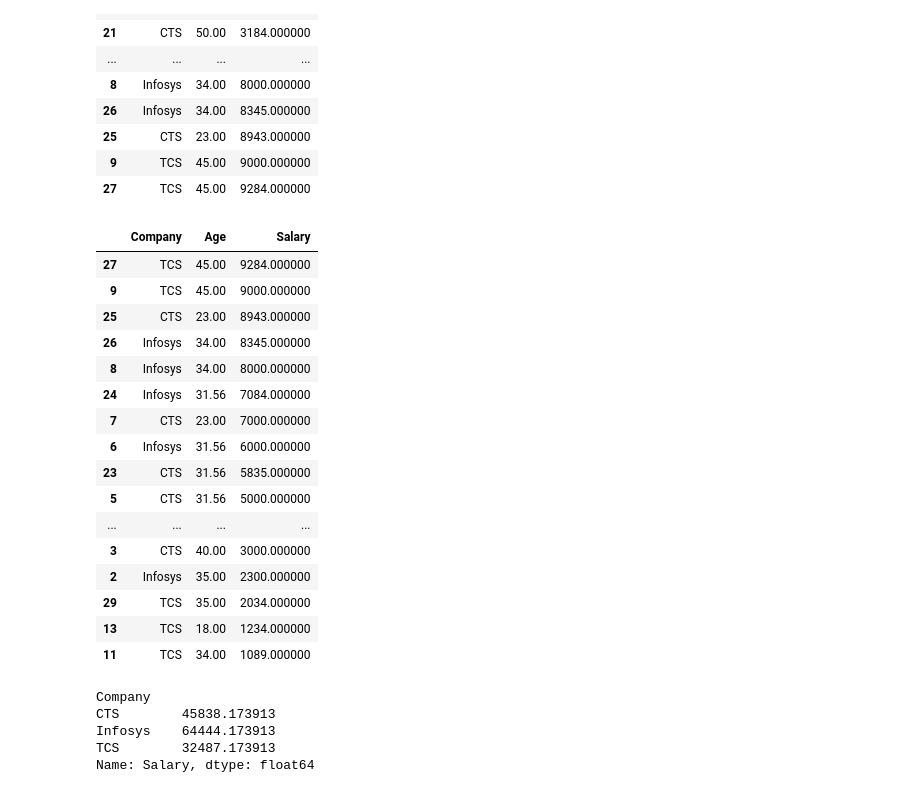
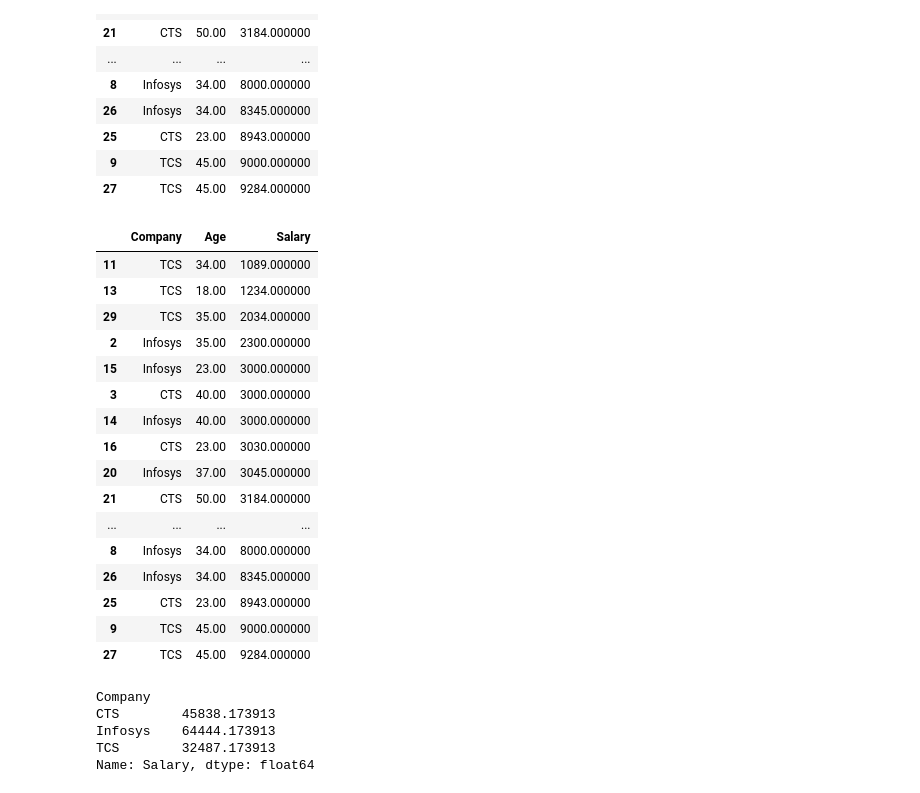
Before and after one commit to RaghulRameshTrainer/Ericsson_july2022, a Jupyter notebook: pandas_ex.ipynb, the cells around one changed output. Cells and saved outputs as stored; diff of their text form; code cells hidden in the pictures.

```diff
--- a/pandas_ex.ipynb
+++ b/pandas_ex.ipynb
@@ -257,25 +289,25 @@ df.sort_values(by=['Salary'])
 | 9 | TCS | 45.00 | 9000.000000 |
 | 27 | TCS | 45.00 | 9284.000000 |
 # %%
-df.sort_values(by=['Salary'], ascending=False)
+df.sort_values(by=['Salary','Age'])
 # %% [output]
 |  | Company | Age | Salary |
+| 11 | TCS | 34.00 | 1089.000000 |
+| 13 | TCS | 18.00 | 1234.000000 |
+| 29 | TCS | 35.00 | 2034.000000 |
+| 2 | Infosys | 35.00 | 2300.000000 |
+| 15 | Infosys | 23.00 | 3000.000000 |
+| 3 | CTS | 40.00 | 3000.000000 |
+| 14 | Infosys | 40.00 | 3000.000000 |
+| 16 | CTS | 23.00 | 3030.000000 |
+| 20 | Infosys | 37.00 | 3045.000000 |
+| 21 | CTS | 50.00 | 3184.000000 |
+| ... | ... | ... | ... |
+| 8 | Infosys | 34.00 | 8000.000000 |
+| 26 | Infosys | 34.00 | 8345.000000 |
+| 25 | CTS | 23.00 | 8943.000000 |
+| 9 | TCS | 45.00 | 9000.000000 |
 | 27 | TCS | 45.00 | 9284.000000 |
-| 9 | TCS | 45.00 | 9000.000000 |
-| 25 | CTS | 23.00 | 8943.000000 |
-| 26 | Infosys | 34.00 | 8345.000000 |
-| 8 | Infosys | 34.00 | 8000.000000 |
-| 24 | Infosys | 31.56 | 7084.000000 |
-| 7 | CTS | 23.00 | 7000.000000 |
-| 6 | Infosys | 31.56 | 6000.000000 |
-| 23 | CTS | 31.56 | 5835.000000 |
-| 5 | CTS | 31.56 | 5000.000000 |
-| ... | ... | ... | ... |
-| 3 | CTS | 40.00 | 3000.000000 |
-| 2 | Infosys | 35.00 | 2300.000000 |
-| 29 | TCS | 35.00 | 2034.000000 |
-| 13 | TCS | 18.00 | 1234.000000 |
-| 11 | TCS | 34.00 | 1089.000000 |
 # %%
 df.groupby(by='Company')['Salary'].sum()
 # %% [output]
```
Also changed, not shown: parts of 15 cells of this notebook.
